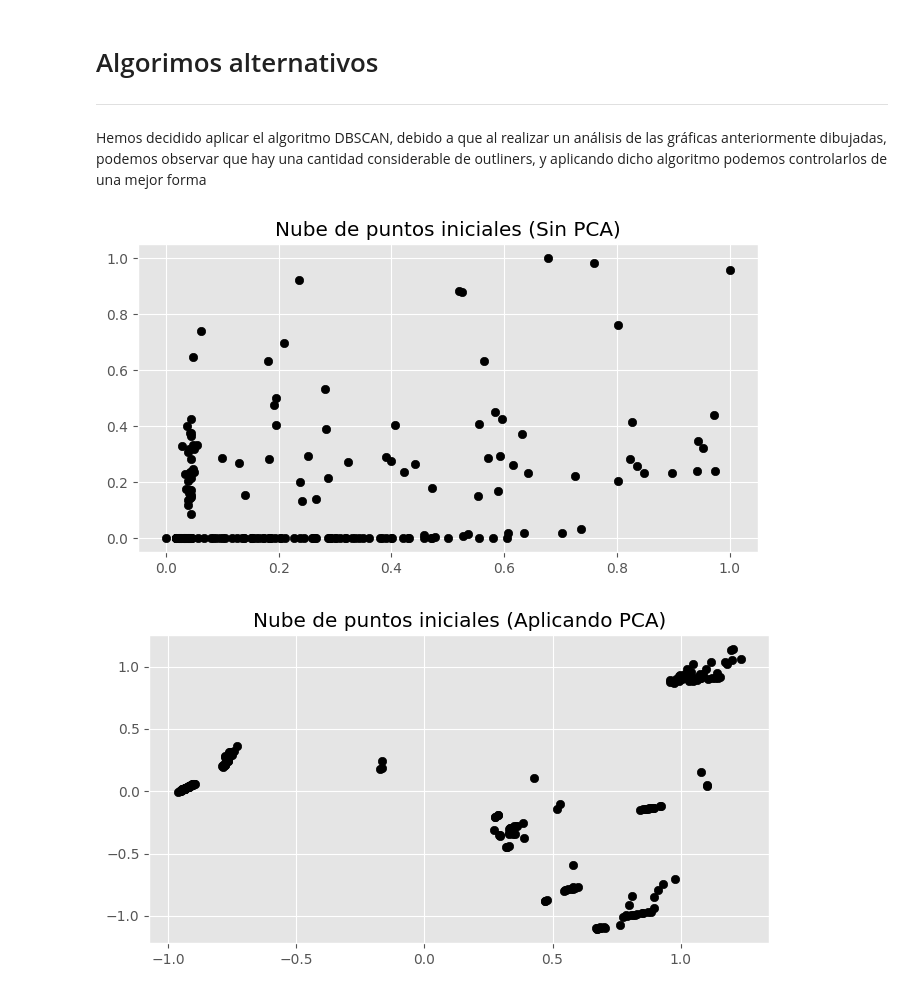
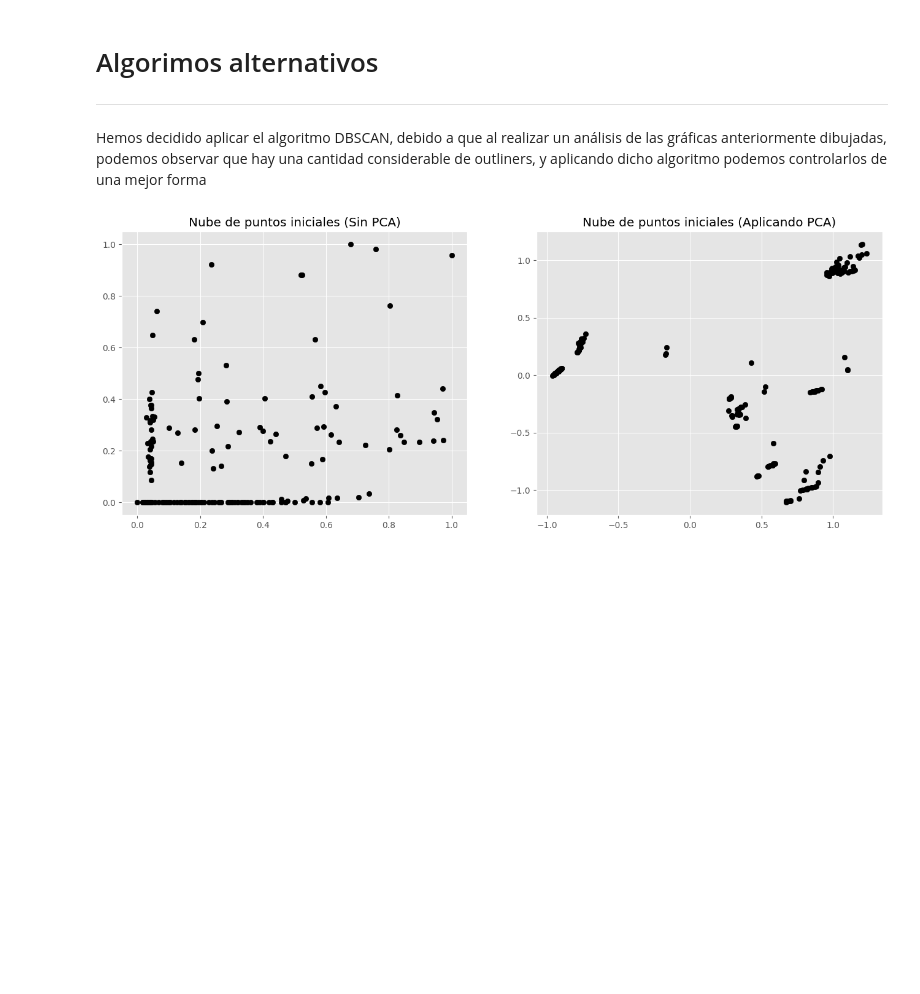
Before and after one commit to V1centeB/Aprendizaje_Automatico-P2-G1, a Jupyter notebook: model.ipynb, the cells around one changed output. Cells and saved outputs as stored; diff of their text form; code cells hidden in the pictures; blank space fills up the shorter version.

```diff
--- a/model.ipynb
+++ b/model.ipynb
@@ -485,32 +475,32 @@ Coeficiente de Silhouette (scikit-learn): 0.8075
 Hemos decidido aplicar el algoritmo DBSCAN, debido a que al realizar un análisis de las gráficas anteriormente dibujadas, podemos observar que hay una cantidad considerable de outliners, y aplicando dicho algoritmo podemos controlarlos de una mejor forma
 # %%
 from sklearn.cluster import DBSCAN
+
 # Escalado de datos
 # ==============================================================================
 
+fig, axs = plt.subplots(1, 2, figsize=(16, 6))
+
 # Gráfica sin PCA
-plt.figure(figsize=(8, 4))
-plt.scatter(
+axs[0].scatter(
     x = X_onehot_scaled[:, 0],
     y = X_onehot_scaled[:, 1],
     c = 'black',
     marker    = 'o',
     edgecolor = 'black'
 )
-plt.title('Nube de puntos iniciales (Sin PCA)');
-plt.show()
+axs[0].set_title('Nube de puntos iniciales (Sin PCA)')
 
 # Gráfica con PCA
-plt.figure(figsize=(8, 4))
-plt.scatter(
+axs[1].scatter(
     x = X_pca_onehot_scaled[:, 0],
     y = X_pca_onehot_scaled[:, 1],
     c = 'black',
     marker    = 'o',
     edgecolor = 'black'
 )
-plt.title('Nube de puntos iniciales (Aplicando PCA)');
+axs[1].set_title('Nube de puntos iniciales (Aplicando PCA)')
+
 plt.show()
 # %% [output]
-[figure, old version]
+[figure, new version]
-[figure, removed]
```
Also changed, not shown: parts of 8 cells of this notebook.
